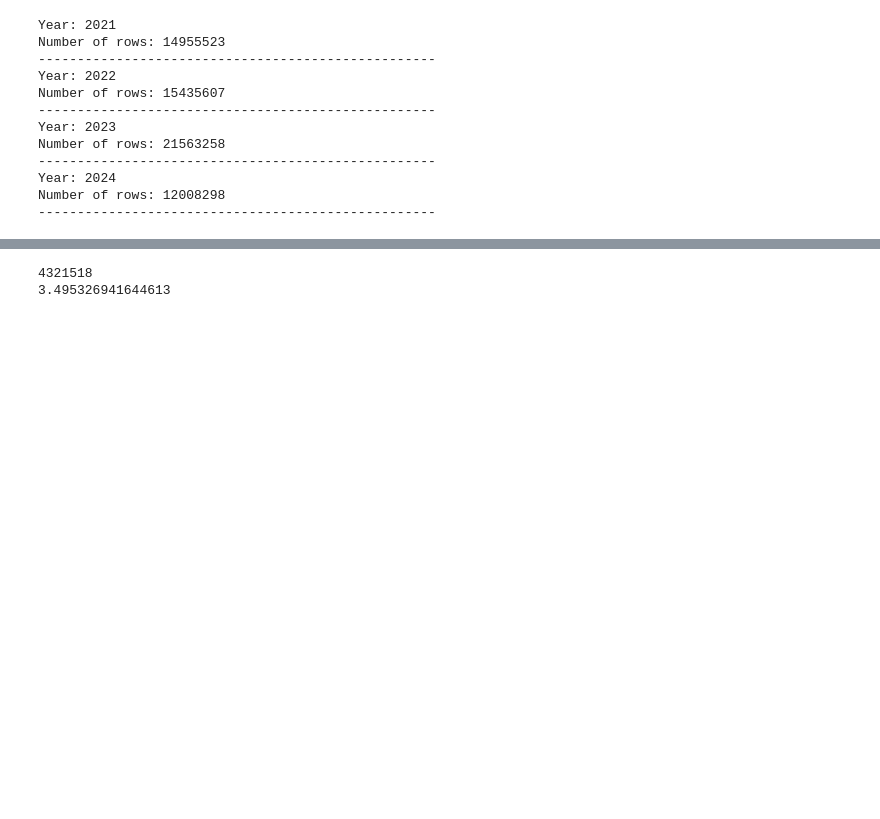
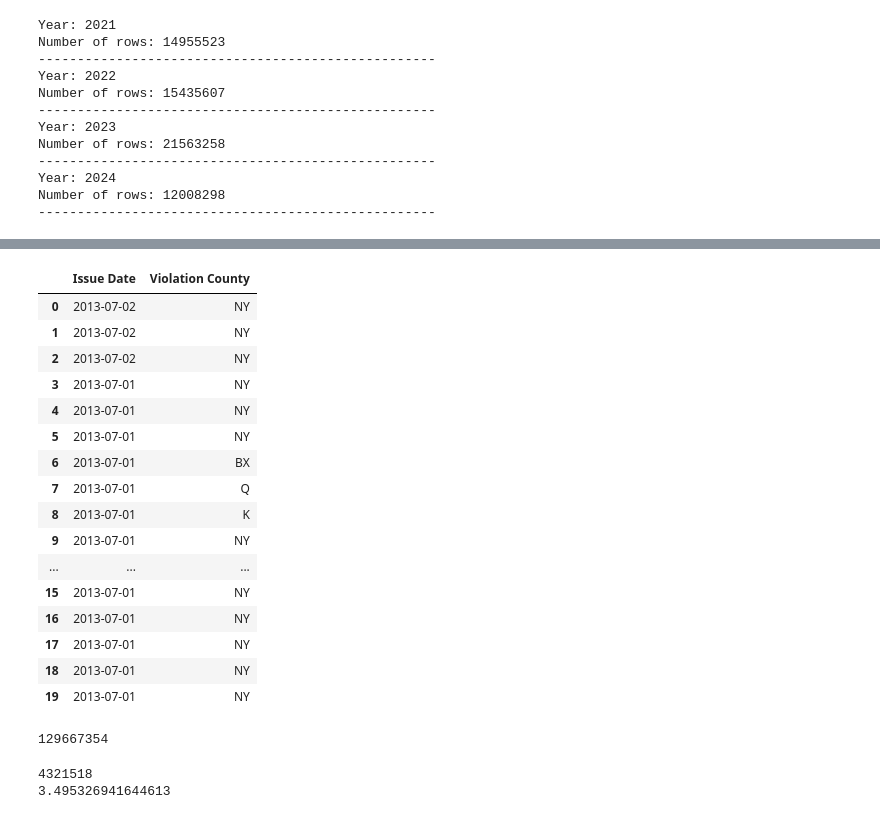
Before and after one commit to AnjaH4/BD_project, a Jupyter notebook: eda.ipynb, the cells around one changed output, grey strips where cells are left out. Drawn from its saved outputs; the diff is of its cells as text; code cells hidden in the pictures; blank space fills up the shorter version.

```diff
--- a/eda.ipynb
+++ b/eda.ipynb
@@ -435 +456,25 @@ Total number of rows: 123637018
+# %%
+df.head(20)
+# %% [output]
+|  | Issue Date | Violation County |
+| 0 | 2013-07-02 | NY |
+| 1 | 2013-07-02 | NY |
+| 2 | 2013-07-02 | NY |
+| 3 | 2013-07-01 | NY |
+| 4 | 2013-07-01 | NY |
+| 5 | 2013-07-01 | NY |
+| 6 | 2013-07-01 | BX |
+| 7 | 2013-07-01 | Q |
+| 8 | 2013-07-01 | K |
+| 9 | 2013-07-01 | NY |
+| ... | ... | ... |
+| 15 | 2013-07-01 | NY |
+| 16 | 2013-07-01 | NY |
+| 17 | 2013-07-01 | NY |
+| 18 | 2013-07-01 | NY |
+| 19 | 2013-07-01 | NY |
+# %%
+len(df)
+# %% [output]
+129667354
 # %%
```
Also changed, not shown: parts of 41 cells of this notebook.
